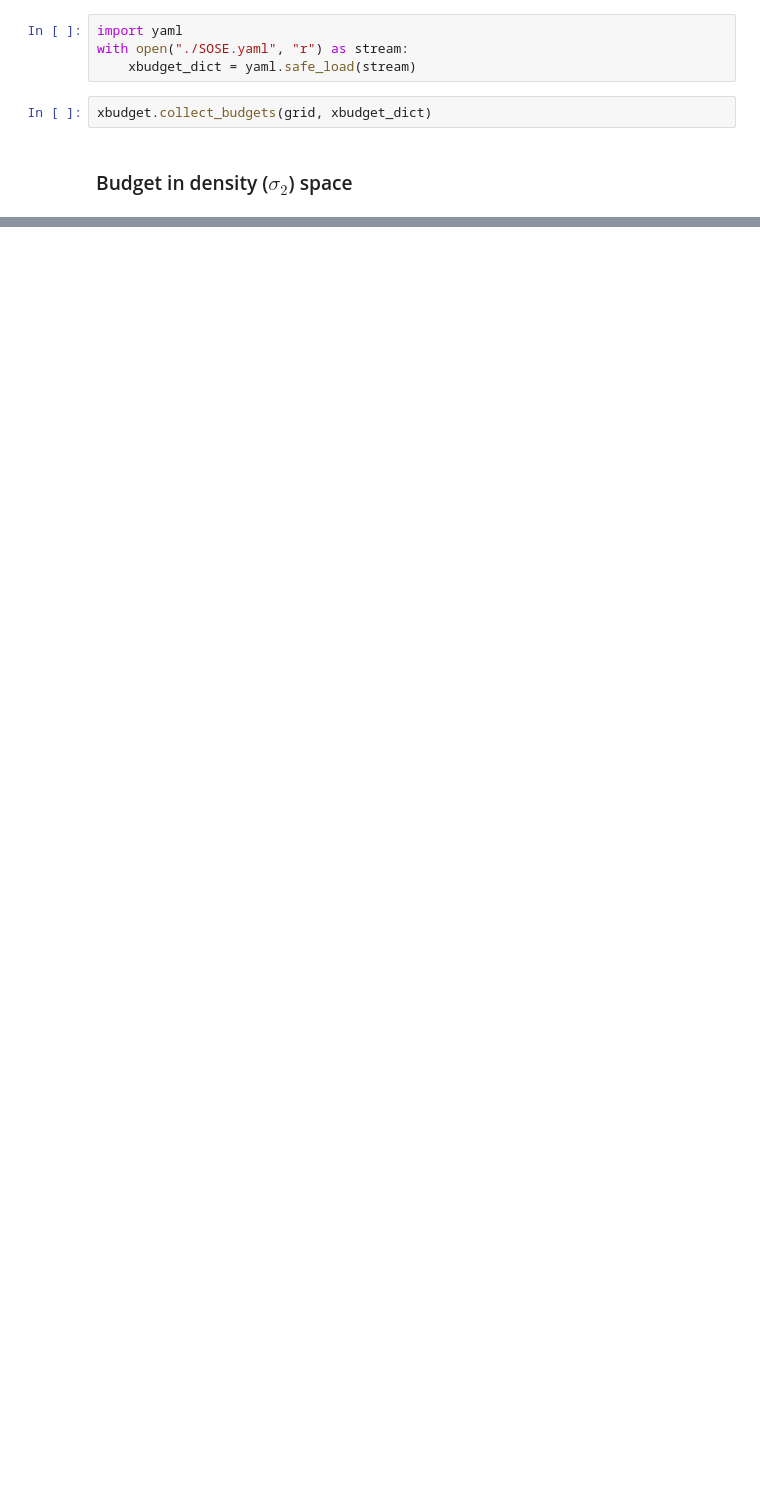
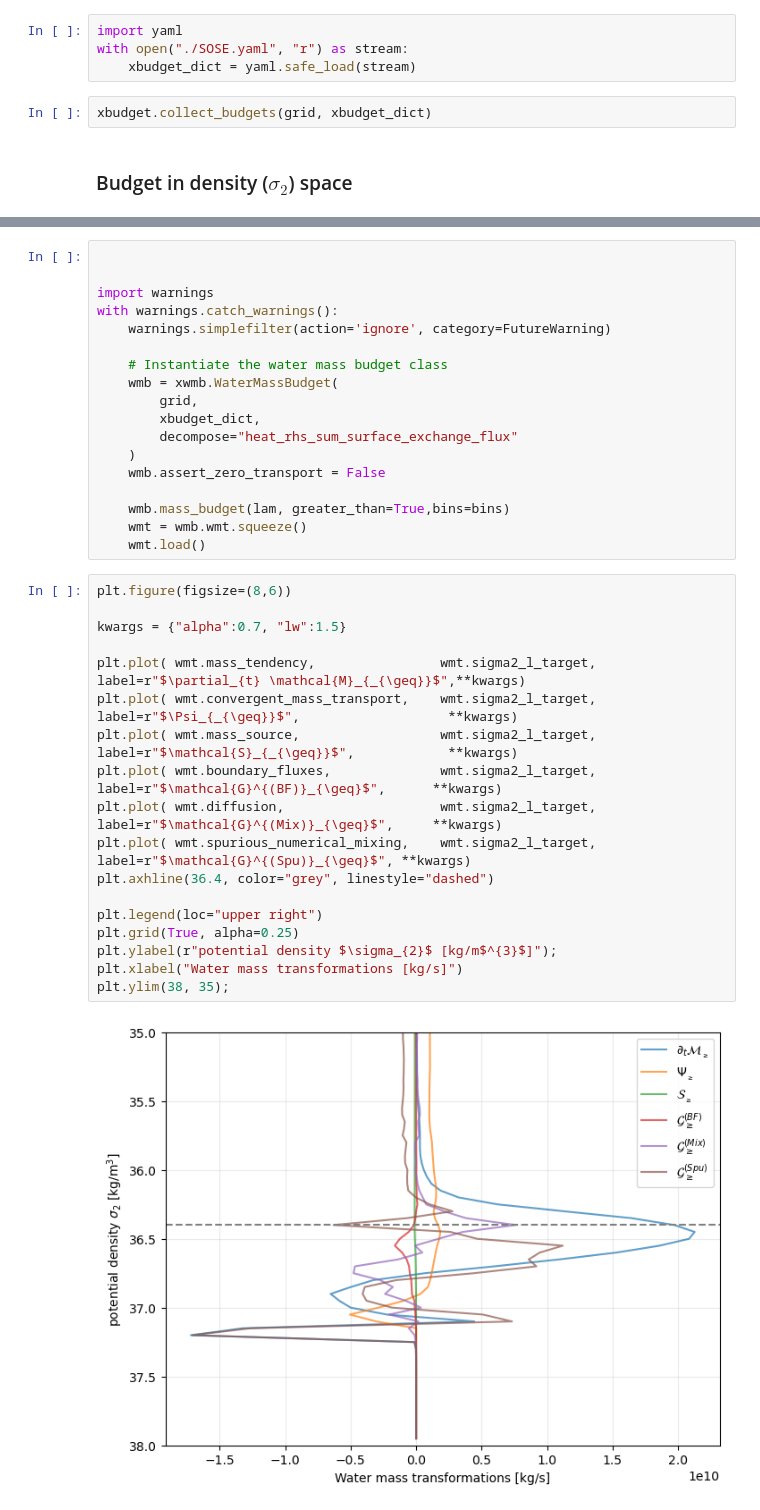
Before and after one commit to NelsonPoumaere/SOSE-budgets-closure, a Jupyter notebook: SOSE_water_mass_budgets.ipynb, the cells around one changed output, grey strips where cells are left out. Drawn from its saved outputs; the diff is of its cells as text; blank space fills up the shorter version.

Commit message:
Show unexpected decompose behavior

```diff
--- a/SOSE_water_mass_budgets.ipynb
+++ b/SOSE_water_mass_budgets.ipynb
@@ -186,0 +179,38 @@ plt.ylim(-3.,5.);
+# %%
+
+
+import warnings
+with warnings.catch_warnings():
+    warnings.simplefilter(action='ignore', category=FutureWarning)
+
+    # Instantiate the water mass budget class
+    wmb = xwmb.WaterMassBudget(
+        grid,
+        xbudget_dict,
+        decompose="heat_rhs_sum_surface_exchange_flux"
+    )
+    wmb.assert_zero_transport = False
+
+    wmb.mass_budget(lam, greater_than=True,bins=bins)
+    wmt = wmb.wmt.squeeze()
+    wmt.load()
+# %%
+plt.figure(figsize=(8,6))
+
+kwargs = {"alpha":0.7, "lw":1.5}
+
+plt.plot( wmt.mass_tendency,                wmt.sigma2_l_target, label=r"$\partial_{t} \mathcal{M}_{_{\geq}}$",**kwargs)
+plt.plot( wmt.convergent_mass_transport,    wmt.sigma2_l_target, label=r"$\Psi_{_{\geq}}$",                   **kwargs)
+plt.plot( wmt.mass_source,                  wmt.sigma2_l_target, label=r"$\mathcal{S}_{_{\geq}}$",            **kwargs)
+plt.plot( wmt.boundary_fluxes,              wmt.sigma2_l_target, label=r"$\mathcal{G}^{(BF)}_{\geq}$",      **kwargs)
+plt.plot( wmt.diffusion,                    wmt.sigma2_l_target, label=r"$\mathcal{G}^{(Mix)}_{\geq}$",     **kwargs)
+plt.plot( wmt.spurious_numerical_mixing,    wmt.sigma2_l_target, label=r"$\mathcal{G}^{(Spu)}_{\geq}$", **kwargs)
+plt.axhline(36.4, color="grey", linestyle="dashed")
+
+plt.legend(loc="upper right")
+plt.grid(True, alpha=0.25)
+plt.ylabel(r"potential density $\sigma_{2}$ [kg/m$^{3}$]");
+plt.xlabel("Water mass transformations [kg/s]")
+plt.ylim(38, 35);
+# %% [output]
+[figure, added]
```
Also changed, not shown: parts of 18 cells of this notebook.
